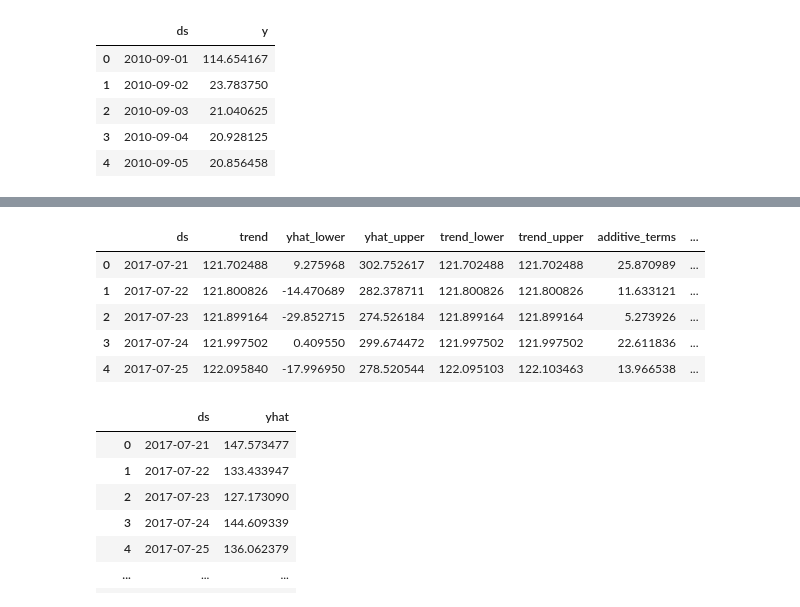
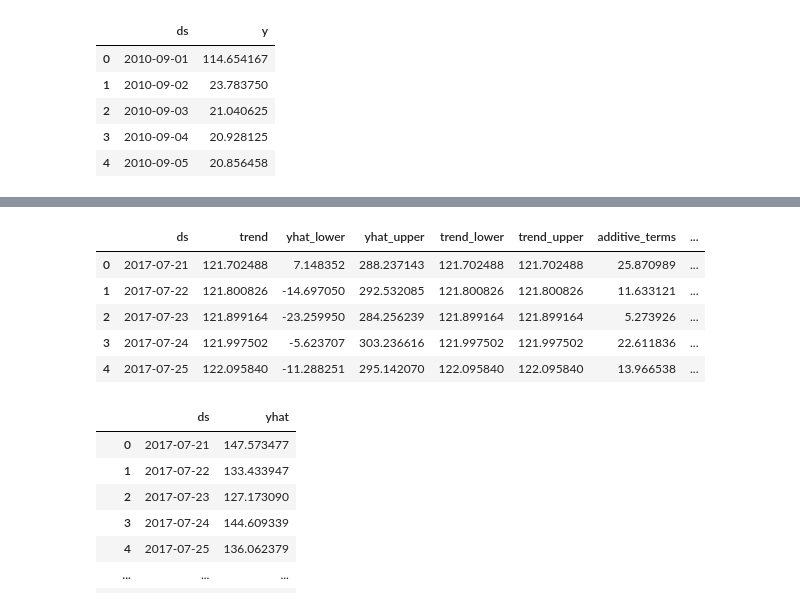
Before and after one commit to bakasheddy/time-series-forecasting-of-electricity-prices-of-a-District, a Jupyter notebook: practical time series analysis and forcast.ipynb, the cells around one changed output, grey strips where cells are left out. Saved outputs shown, nothing was run; the diff lists cells and outputs as text; code cells hidden in the pictures.

```diff
--- a/practical time series analysis and forcast.ipynb
+++ b/practical time series analysis and forcast.ipynb
@@ -210,13 +210,13 @@ model = m.fit(train)
 # %%
-forcast = m.predict(test)
-forcast.head()
+forecast = m.predict(test)
+forecast.head()
 # %% [output]
 |  | ds | trend | yhat_lower | yhat_upper | trend_lower | trend_upper | additive_terms | ... |
-| 0 | 2017-07-21 | 121.702488 | 9.275968 | 302.752617 | 121.702488 | 121.702488 | 25.870989 | ... |
-| 1 | 2017-07-22 | 121.800826 | -14.470689 | 282.378711 | 121.800826 | 121.800826 | 11.633121 | ... |
-| 2 | 2017-07-23 | 121.899164 | -29.852715 | 274.526184 | 121.899164 | 121.899164 | 5.273926 | ... |
-| 3 | 2017-07-24 | 121.997502 | 0.409550 | 299.674472 | 121.997502 | 121.997502 | 22.611836 | ... |
-| 4 | 2017-07-25 | 122.095840 | -17.996950 | 278.520544 | 122.095103 | 122.103463 | 13.966538 | ... |
+| 0 | 2017-07-21 | 121.702488 | 7.148352 | 288.237143 | 121.702488 | 121.702488 | 25.870989 | ... |
+| 1 | 2017-07-22 | 121.800826 | -14.697050 | 292.532085 | 121.800826 | 121.800826 | 11.633121 | ... |
+| 2 | 2017-07-23 | 121.899164 | -23.259950 | 284.256239 | 121.899164 | 121.899164 | 5.273926 | ... |
+| 3 | 2017-07-24 | 121.997502 | -5.623707 | 303.236616 | 121.997502 | 121.997502 | 22.611836 | ... |
+| 4 | 2017-07-25 | 122.095840 | -11.288251 | 295.142070 | 122.095840 | 122.095840 | 13.966538 | ... |
 # %%
 forcast[['ds', 'yhat']]
 # %% [output]
```
Also changed, not shown: parts of 6 cells of this notebook.
